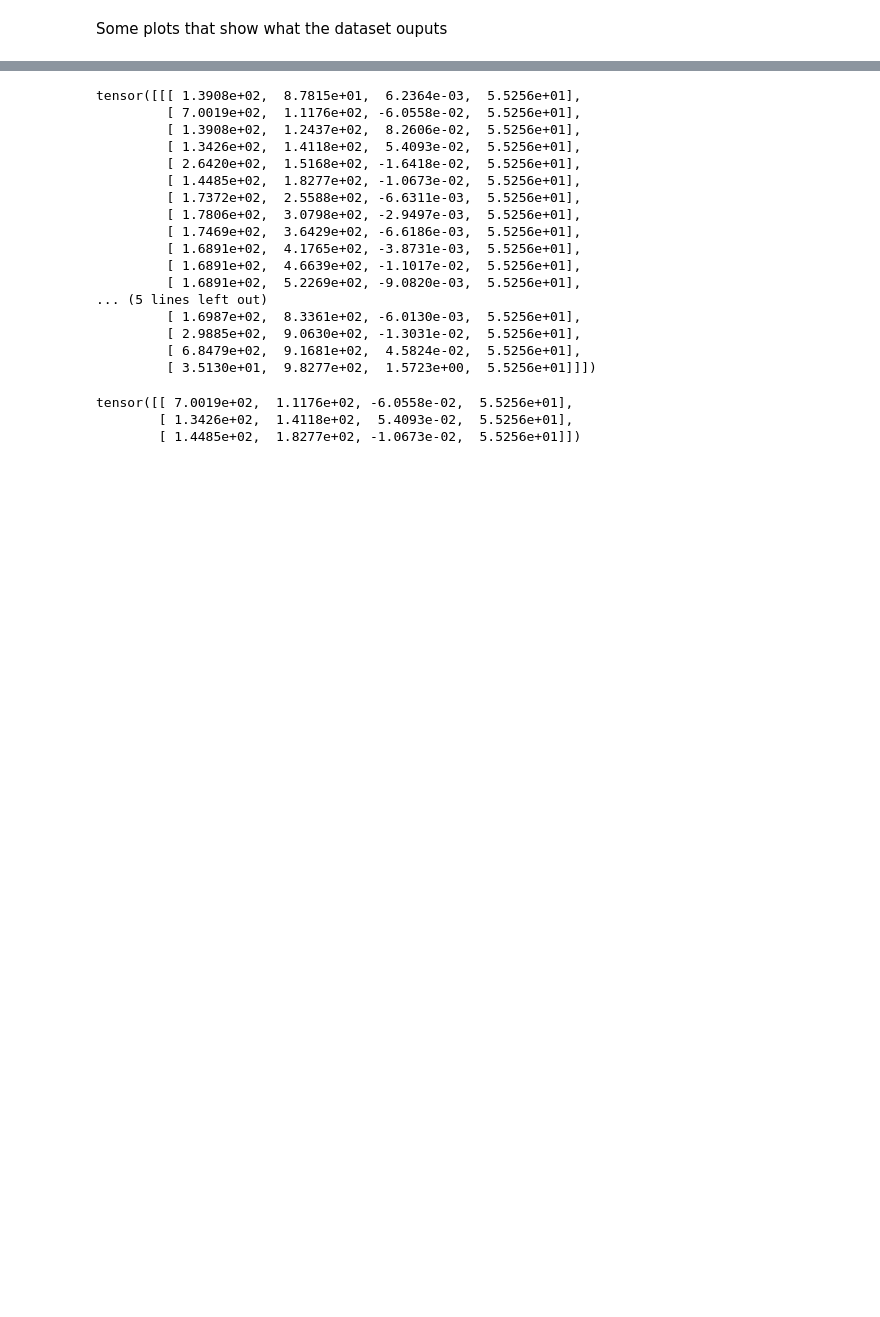
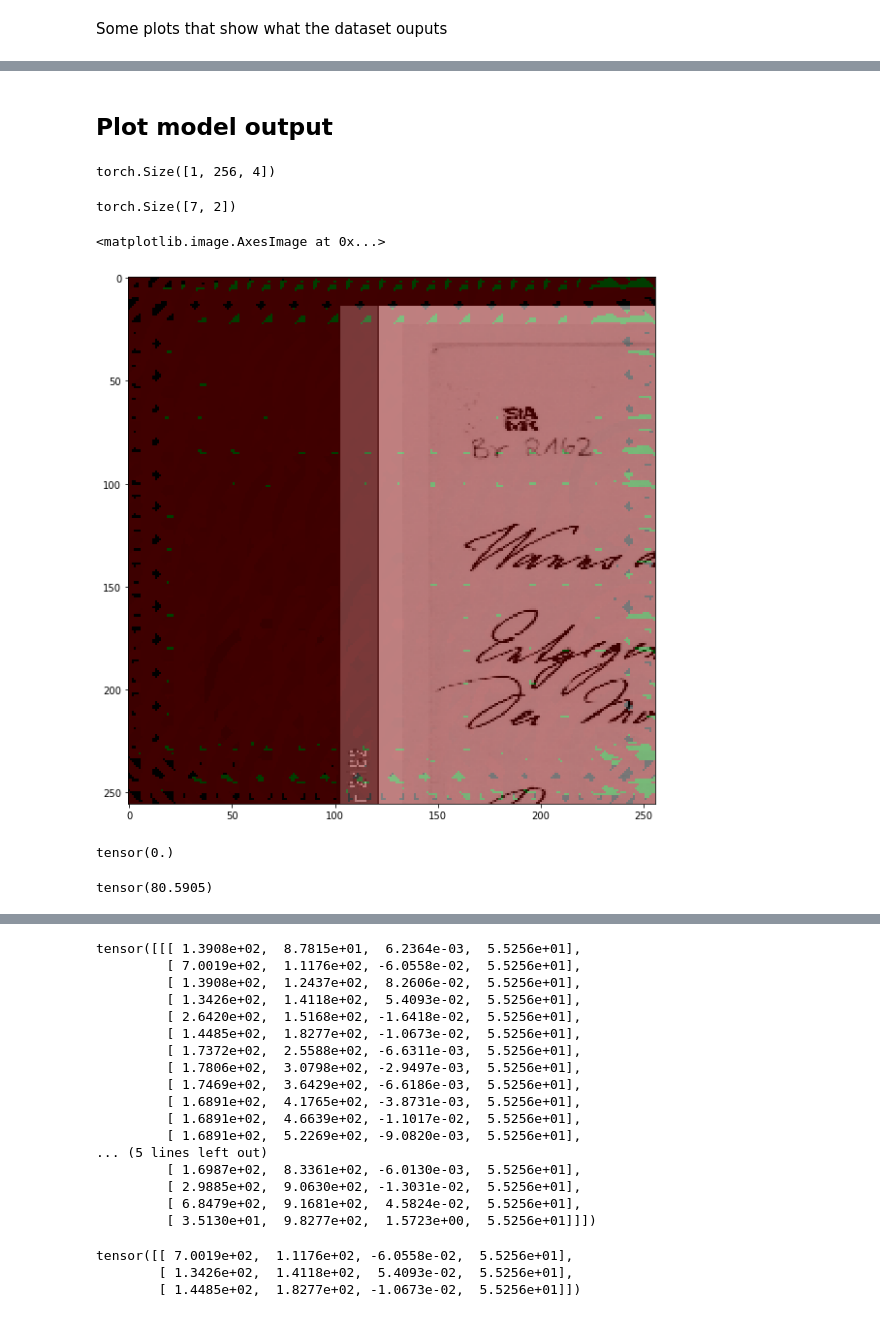
Before and after one commit to mwoedlinger/baseline-extract, a Jupyter notebook: demo/_exp_line_finder.ipynb, the cells around one changed output, grey strips where cells are left out. Saved outputs shown, nothing was run; the diff lists cells and outputs as text; code cells hidden in the pictures; blank space fills up the shorter version.

Commit message:
Added segmentation, fixed line_finder, minor changes

```diff
--- a/demo/_exp_line_finder.ipynb
+++ b/demo/_exp_line_finder.ipynb
@@ -33,8 +37,8 @@ labels = np.zeros(img.shape)
 for k, s in enumerate(sp):
     x = int(s[0].item())
     y = int(s[1].item())
-    cv2.circle(labels, (x, y), box_size[0], (1.0,0,0), 4)
-    cv2.line(labels, (x,y), (x + 2*box_size[0]*np.cos(angles[k]), y - 2*box_size[0]*np.sin(angles[k])), (0, 1.0, 0), 4)
+    cv2.circle(labels, (x, y), box_size, (1.0,0,0), 4)
+    cv2.line(labels, (x,y), (x + 2*box_size*np.cos(angles[k]), y - 2*box_size*np.sin(angles[k])), (0, 1.0, 0), 4)
 
 
 #plt.imshow(labels)
@@ -50,0 +55,5 @@ plt.imshow(combined)
+# %% [markdown]
+## Plot model output
+# %%
+model_ft = torch.load(os.path.join('..', 'trained_models', 'line_finder', 'line_finder_default.pt'), map_location=torch.device('cpu'))
+model_ft.device = torch.device('cpu')
@@ -50,0 +62,42 @@ plt.imshow(combined)
+# %%
+out = model_ft(data['image'].unsqueeze(0))
+# %%
+out.shape
+# %% [output]
+torch.Size([1, 256, 4])
+# %%
+sp.shape
+# %% [output]
+torch.Size([7, 2])
+# %%
+img = data['image'].numpy().transpose(1,2,0)
+mean = np.array([0.485, 0.456, 0.406])
+std = np.array([0.229, 0.224, 0.225])
+img = std * img + mean
+img = np.clip(img, 0, 1)
+
+
+sp = out[0, :, 0:2].detach()
+angles = out[0, :, 2].detach()
+confidence = out[0, :, 3].detach()
+box_size = 32
+
+labels = np.zeros(img.shape)
+
+for k, s in enumerate(sp):
+    if confidence[k] < -0.1:
+        continue
+    else:
+        ccolor = 1.0*confidence[k].item()
+        x = int(s[0].item())
+        y = int(s[1].item())
+        cv2.circle(labels, (x, y), box_size, (ccolor,0,0), 4)
+        cv2.line(labels, (x,y), (x + 2*box_size*np.cos(angles[k]), y - 2*box_size*np.sin(angles[k])), (0, ccolor, 0), 4)
+
+combined = cv2.addWeighted(img, 0.5, labels, 0.5, 0)
+
+plt.figure(figsize=(20,10))
+plt.imshow(combined)
+# %% [output]
+<matplotlib.image.AxesImage at 0x...>
+[figure, added]
@@ -50,0 +183,8 @@ plt.imshow(combined)
+# %%
+location_loss
+# %% [output]
+tensor(0.)
+# %%
+confidence_loss
+# %% [output]
+tensor(80.5905)
```
Also changed, not shown: parts of 36 cells of this notebook, 13 other files.
